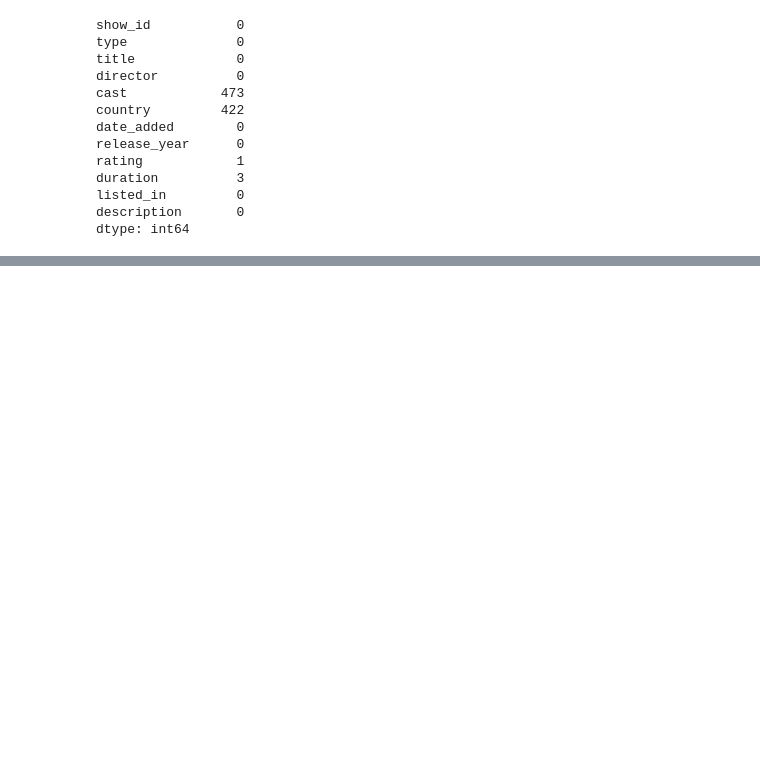
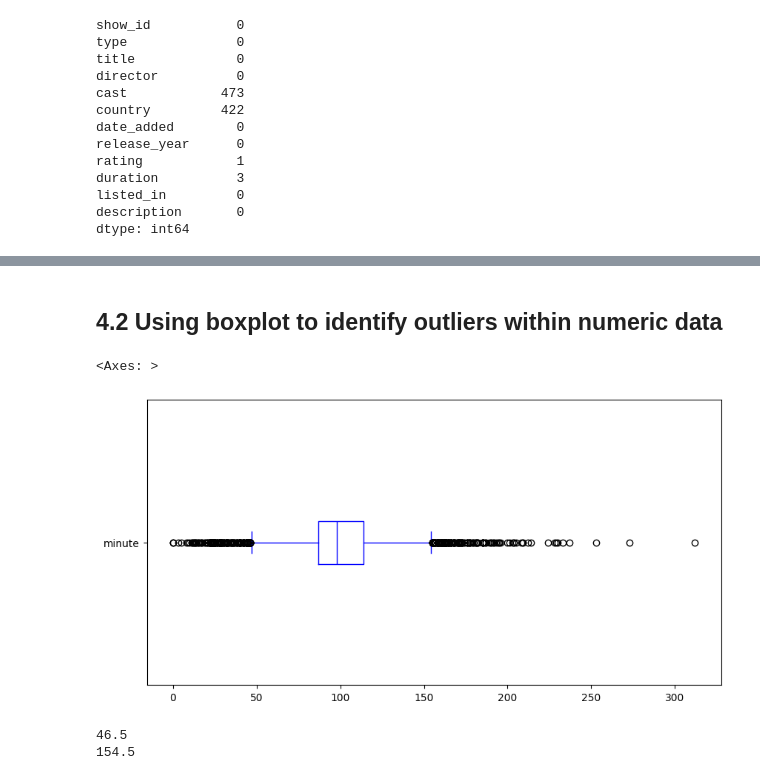
Before and after one commit to manishkr6/Learning-Data-Science, a Jupyter notebook: Projects/Project3/Data Cleaning with Pandas.ipynb, the cells around one changed output, grey strips where cells are left out. Cells and saved outputs as stored; diff of their text form; code cells hidden in the pictures; blank space fills up the shorter version.

```diff
--- a/Projects/Project3/Data Cleaning with Pandas.ipynb
+++ b/Projects/Project3/Data Cleaning with Pandas.ipynb
@@ -147,0 +235,21 @@ Name: director, Length: 8807, dtype: object
+# %% [markdown]
+## 4.2 Using boxplot to identify outliers within numeric data
+# %%
+# make a boxplot with pandas
+df_movie['minute'].plot(kind='box', vert=False, color='blue',
+                        figsize=(10,5))
+# %% [output]
+<Axes: >
+[figure, added]
+# %%
+# overview descriptive statitics
+# IQR = Q3-Q1
+min_boxplot = 87 - 1.5*(114-87) # Q1 - 1.5*IQR
+max_boxplot = 114 + 1.5*(114-87) # Q3 + 1.5*IQR
+
+print(min_boxplot)
+print(max_boxplot)
+# df_movie['minute'].describe()
+# %% [output]
+46.5
+154.5
```
Also changed, not shown: parts of 19 cells of this notebook.
